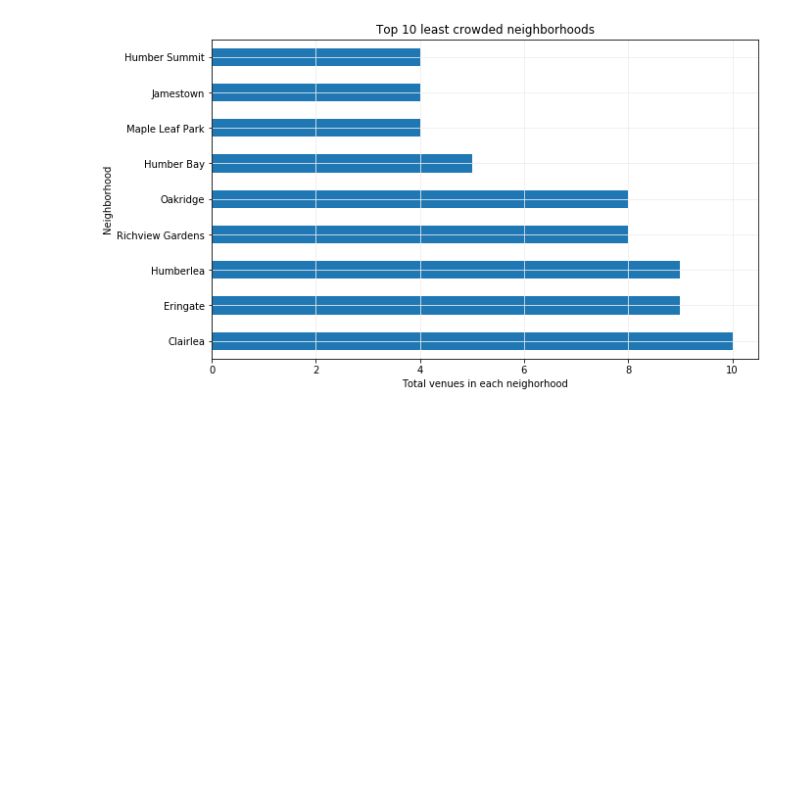
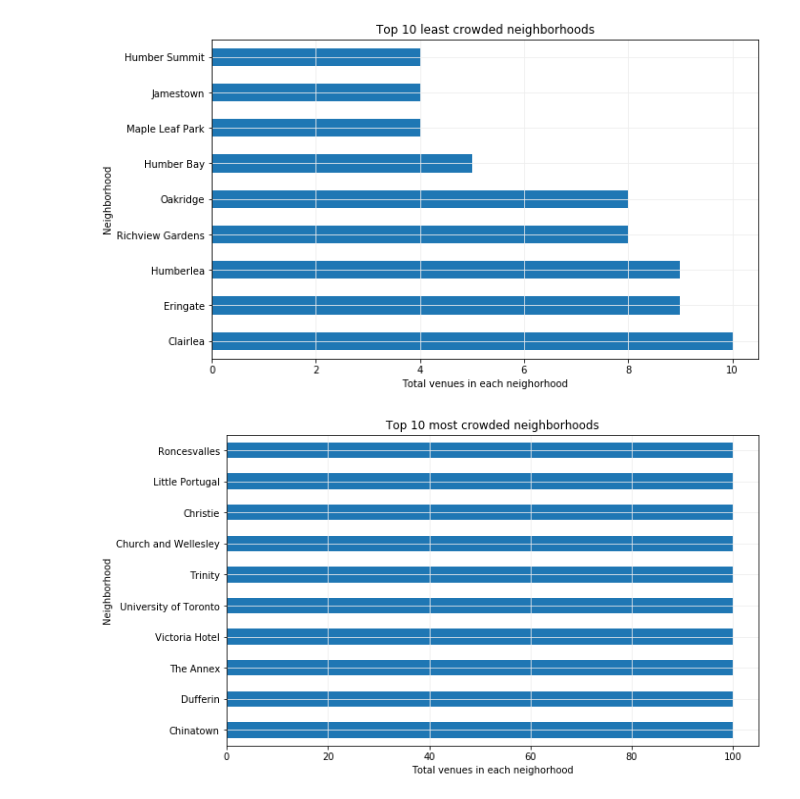
Before and after one commit to anuraggupta29/Coursera_Capstone, a Jupyter notebook: The Perfect Neighborhood - Project.ipynb, the cells around one changed output. Saved outputs shown, nothing was run; the diff lists cells and outputs as text; code cells hidden in the pictures; blank space fills up the shorter version.

```diff
--- a/The Perfect Neighborhood - Project.ipynb
+++ b/The Perfect Neighborhood - Project.ipynb
@@ -619,3 +683,15 @@ plt.show()
 #cannot show most crowded as forsquare only returns 100 venues
 # %% [output]
 [figure]
+# %%
+#most crowded neighborhoods in toronto
+#foursquare only allows to retrieve top 100 venues
+
+df3['Neighborhood'].value_counts()[0:10].plot(kind = 'Barh', stacked = True, figsize = (10,6))
+plt.title('Top 10 most crowded neighborhoods')
+plt.xlabel('Total venues in each neighorhood')
+plt.ylabel('Neighborhood')
+plt.grid(color = '#EEEEEE')
+plt.show()
+# %% [output]
+[figure, added]
```
Also changed, not shown: parts of 5 cells of this notebook.
